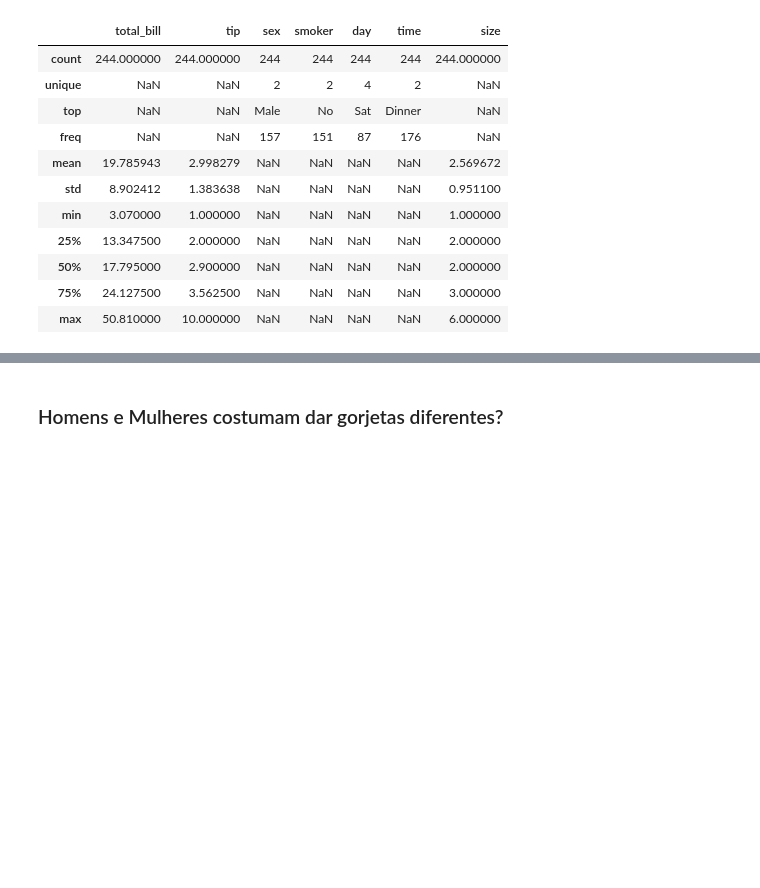
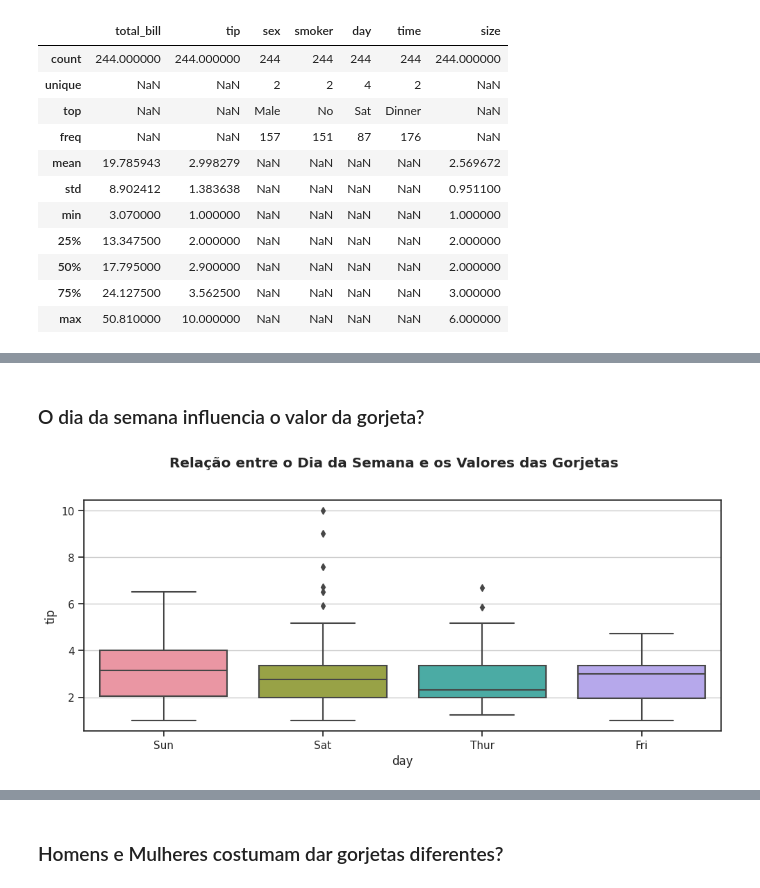
Before and after one commit to Fernanda-Cordeiro/avanti-bootcamp-cdd, a Jupyter notebook: notebooks/01-exploratory_data_analysis.ipynb, the cells around one changed output, grey strips where cells are left out. Drawn from its saved outputs; the diff is of its cells as text; code cells hidden in the pictures; blank space fills up the shorter version.

```diff
--- a/notebooks/01-exploratory_data_analysis.ipynb
+++ b/notebooks/01-exploratory_data_analysis.ipynb
@@ -150,0 +198,19 @@ Total de Participantes da Pesquisa: 244
+# %% [markdown]
+### O dia da semana influencia o valor da gorjeta?
+# %%
+fig, ax = plt.subplots(figsize=(11, 5))
+plt.tight_layout(pad=4, w_pad=2, h_pad=5)
+fig.suptitle('Relação entre o Dia da Semana e os Valores das Gorjetas', fontweight='bold')
+for i, variavel in enumerate(dicionario.query("tipo == 'quantitativa' and variavel == 'tip'").variavel.to_list()):
+    ax = sns.boxplot(
+        x="day",
+        y=variavel,
+        data=df,
+        ax=ax
+    )
+    handles, labels = plt.gca().get_legend_handles_labels()
+    ax.grid(axis='y', linestyle='-')
+    ax.legend([],[], frameon=False)
+plt.show()
+# %% [output]
+[figure, added]
```
Also changed, not shown: parts of 26 cells of this notebook.
